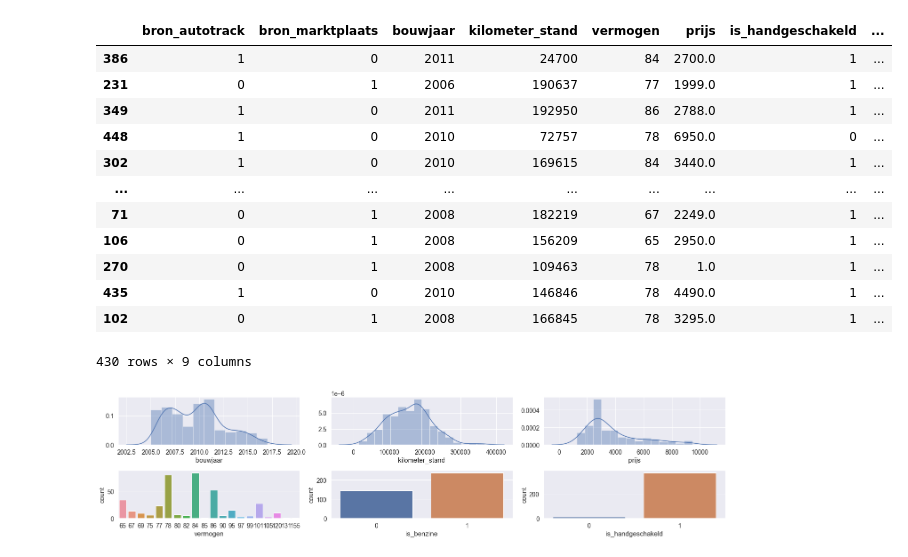
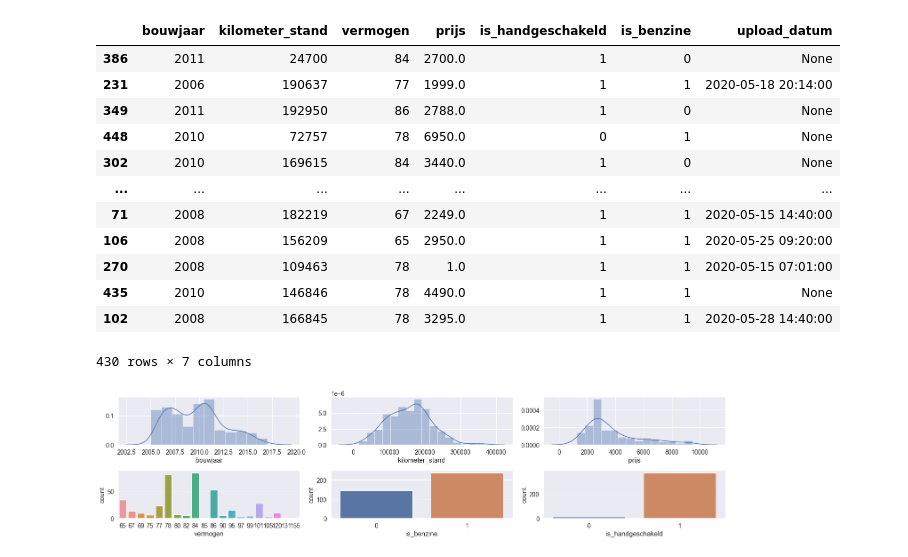
Before and after one commit to marcusabu/Autos, a Jupyter notebook: models/1. Exploratory & preprocessing.ipynb, the cells around one changed output. Drawn from its saved outputs; the diff is of its cells as text; code cells hidden in the pictures.

```diff
--- a/models/1. Exploratory & preprocessing.ipynb
+++ b/models/1. Exploratory & preprocessing.ipynb
@@ -26,29 +26,29 @@ df_raw.head()
 | 3 | 5 | 2009 | 211763 | 78 | 1 | 1 | 2495.0 | https://www.marktplaats.nl/a/auto... | ... |
 | 4 | 6 | 2006 | 359603 | 131 | 1 | 0 | 1250.0 | https://www.marktplaats.nl/a/auto... | ... |
 # %%
-target_names = ["bouwjaar", "kilometer_stand", "vermogen", "prijs", "is_handgeschakeld", "is_benzine", "upload_datum", "bron"]
+target_names = ["bouwjaar", "kilometer_stand", "vermogen", "prijs", "is_handgeschakeld", "is_benzine", "upload_datum"]
 
 
 df = df_raw[target_names]
 
-df = pd.concat([pd.get_dummies(df['bron'], prefix='bron'), df], axis=1).drop(["bron"], axis=1)
+#df = pd.concat([pd.get_dummies(df['bron'], prefix='bron'), df], axis=1).drop(["bron"], axis=1)
 df_train, df_test = train_test_split(df, test_size=0.2, random_state=42)
 
 df_train
 # %% [output]
-|  | bron_autotrack | bron_marktplaats | bouwjaar | kilometer_stand | vermogen | prijs | is_handgeschakeld | ... |
-| 386 | 1 | 0 | 2011 | 24700 | 84 | 2700.0 | 1 | ... |
-| 231 | 0 | 1 | 2006 | 190637 | 77 | 1999.0 | 1 | ... |
-| 349 | 1 | 0 | 2011 | 192950 | 86 | 2788.0 | 1 | ... |
-| 448 | 1 | 0 | 2010 | 72757 | 78 | 6950.0 | 0 | ... |
-| 302 | 1 | 0 | 2010 | 169615 | 84 | 3440.0 | 1 | ... |
-| ... | ... | ... | ... | ... | ... | ... | ... | ... |
-| 71 | 0 | 1 | 2008 | 182219 | 67 | 2249.0 | 1 | ... |
-| 106 | 0 | 1 | 2008 | 156209 | 65 | 2950.0 | 1 | ... |
-| 270 | 0 | 1 | 2008 | 109463 | 78 | 1.0 | 1 | ... |
-| 435 | 1 | 0 | 2010 | 146846 | 78 | 4490.0 | 1 | ... |
-| 102 | 0 | 1 | 2008 | 166845 | 78 | 3295.0 | 1 | ... |
+|  | bouwjaar | kilometer_stand | vermogen | prijs | is_handgeschakeld | is_benzine | upload_datum |
+| 386 | 2011 | 24700 | 84 | 2700.0 | 1 | 0 | None |
+| 231 | 2006 | 190637 | 77 | 1999.0 | 1 | 1 | 2020-05-18 20:14:00 |
+| 349 | 2011 | 192950 | 86 | 2788.0 | 1 | 0 | None |
+| 448 | 2010 | 72757 | 78 | 6950.0 | 0 | 1 | None |
+| 302 | 2010 | 169615 | 84 | 3440.0 | 1 | 0 | None |
+| ... | ... | ... | ... | ... | ... | ... | ... |
+| 71 | 2008 | 182219 | 67 | 2249.0 | 1 | 1 | 2020-05-15 14:40:00 |
+| 106 | 2008 | 156209 | 65 | 2950.0 | 1 | 1 | 2020-05-25 09:20:00 |
+| 270 | 2008 | 109463 | 78 | 1.0 | 1 | 1 | 2020-05-15 07:01:00 |
+| 435 | 2010 | 146846 | 78 | 4490.0 | 1 | 1 | None |
+| 102 | 2008 | 166845 | 78 | 3295.0 | 1 | 1 | 2020-05-28 14:40:00 |
-430 rows × 9 columns
+430 rows × 7 columns
 # %%
 df_train['upload_datum'] = pd.to_datetime(df_train['upload_datum']).apply(datetime.toordinal).astype(int)
 df_test['upload_datum'] = pd.to_datetime(df_test['upload_datum']).apply(datetime.toordinal).astype(int)
```
Also changed, not shown: parts of 1 cell of this notebook, 8 other files.
